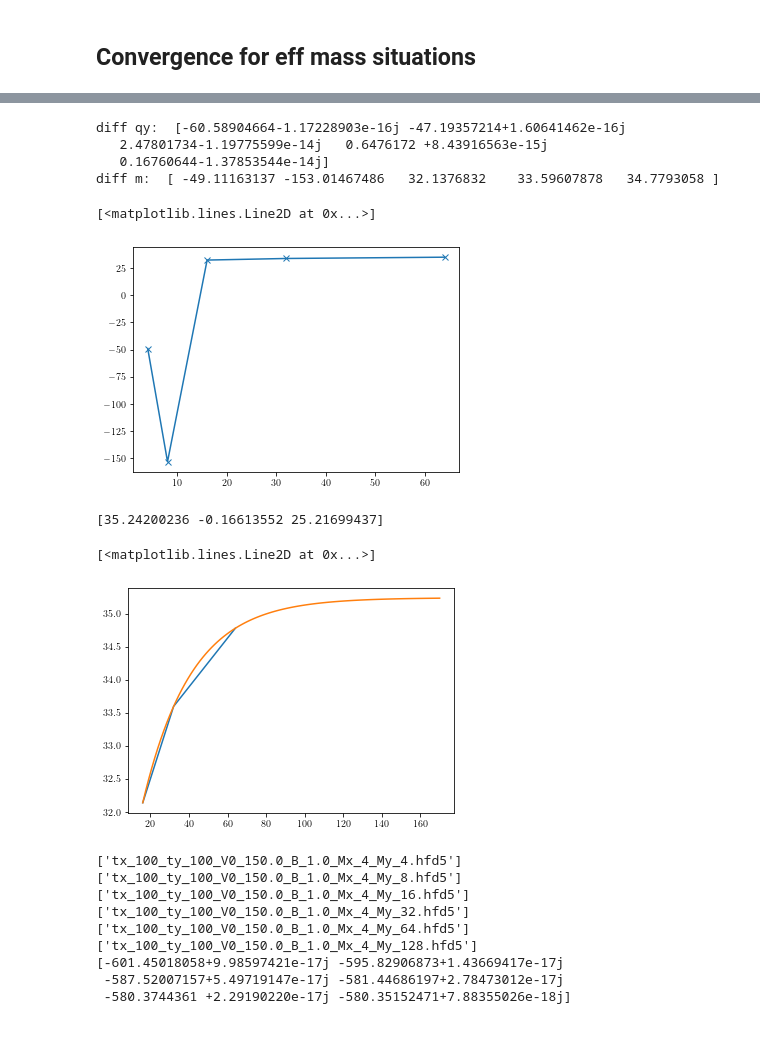
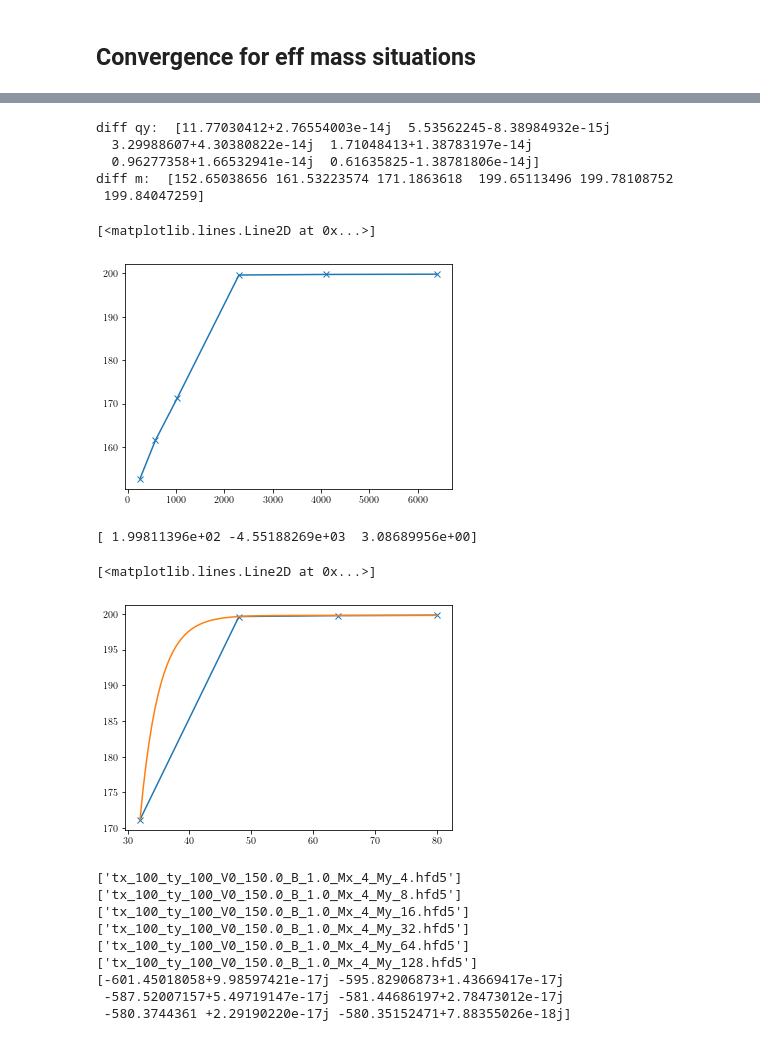
Before and after one commit to Progklui/rotor_lattice_models, a Jupyter notebook: numerics_verification.ipynb, the cells around one changed output, grey strips where cells are left out. Saved outputs shown, nothing was run; the diff lists cells and outputs as text; code cells hidden in the pictures.

```diff
--- a/numerics_verification.ipynb
+++ b/numerics_verification.ipynb
@@ -325,43 +318,46 @@ plt.xscale('log', base=10)
 # %%
-print('diff qy: ', (E_size_qy_fo_arr-E_size_q0_fo_arr))
-print('diff m: ', 2*(E_size_qy_fo_arr-E_size_q0_fo_arr).real/(2*np.pi/My_list_fo)**2)
-plt.plot(My_list_fo, 2*(E_size_qy_fo_arr-E_size_q0_fo_arr).real/(2*np.pi/My_list_fo)**2, marker='x')
+print('diff qy: ', (E_size_qx_fo_arr-E_size_q0_fo_arr))
+print('diff m: ', 2*(E_size_qx_fo_arr-E_size_q0_fo_arr).real/(2*np.pi/My_list_fo)**2)
+plt.plot(My_list_fo**2, 2*(E_size_qx_fo_arr-E_size_q0_fo_arr).real/(2*np.pi/My_list_fo)**2, marker='x')
 #plt.plot(My_list_fo, (E_size_qx_fo_arr-E_size_q0_fo_arr).real, marker='x')
 #plt.xscale('log')
 #plt.yscale('log')
 # %% [output]
-diff qy:  [-60.58904664-1.17228903e-16j -47.19357214+1.60641462e-16j
-   2.47801734-1.19775599e-14j   0.6476172 +8.43916563e-15j
-   0.16760644-1.37853544e-14j]
-diff m:  [ -49.11163137 -153.01467486   32.1376832    33.59607878   34.7793058 ]
+diff qy:  [11.77030412+2.76554003e-14j  5.53562245-8.38984932e-15j
+  3.29988607+4.30380822e-14j  1.71048413+1.38783197e-14j
+  0.96277358+1.66532941e-14j  0.61635825-1.38781806e-14j]
+diff m:  [152.65038656 161.53223574 171.1863618  199.65113496 199.78108752
+ 199.84047259]
 [<matplotlib.lines.Line2D at 0x...>]
-[figure, old version]
+[figure, new version]
 # %%
 import scipy
 
-x_e = np.array([16,32,64])
-y_e = np.array([32.1376832, 33.59607878, 34.7793058])
+x_e = np.array([32,48,64,80])
+y_e = np.array([171.1863618, 199.65113496, 199.78108752, 199.84047259]) #np.array([32.1376832, 33.59607878, 34.7793058])
 
+#16,24,
+# 152.65038656, 161.53223574,
 a, b = np.polyfit(x_e, y_e, 1)
 
-x = np.linspace(16,170,100)
+x = np.linspace(32,80,100)
 y = a*x+b
 
 def func(x, m_inf, m_0, a):
     return m_inf*(1+m_0*np.exp(-x/a))
 
-popt, pcov = scipy.optimize.curve_fit(func, x_e, y_e, p0 = [35, -1.5, 6]) #bounds=([30,0,-10], [50, 100, 0]))
+popt, pcov = scipy.optimize.curve_fit(func, x_e, y_e, p0 = [200, -1.5, 6]) #bounds=([30,0,-10], [50, 100, 0]))
 print(popt)
 
 y = func(x, *popt)
 
-plt.plot(x_e,y_e)
+plt.plot(x_e,y_e, marker='x')
 plt.plot(x,y)
 #plt.plot(x, func(x, 35, -1.5, 6))
 # %% [output]
-[35.24200236 -0.16613552 25.21699437]
+[ 1.99811396e+02 -4.55188269e+03  3.08689956e+00]
 [<matplotlib.lines.Line2D at 0x...>]
-[figure, old version]
+[figure, new version]
 # %%
 My_list_fdv = 2**(np.arange(2,8))
 Mx_list_fdv = 4*np.ones(len(My_list_fdv), dtype=int)
```
Also changed, not shown: parts of 1 cell of this notebook, 1 other file.
